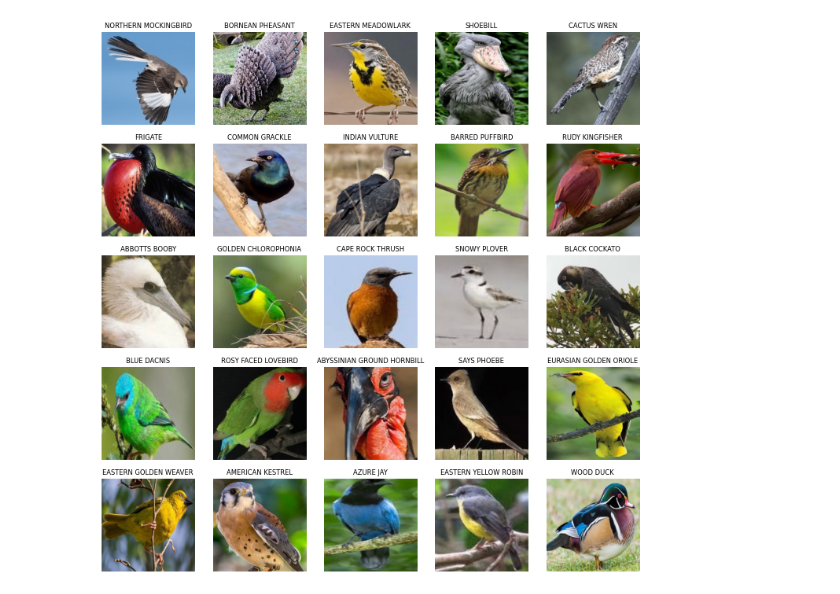
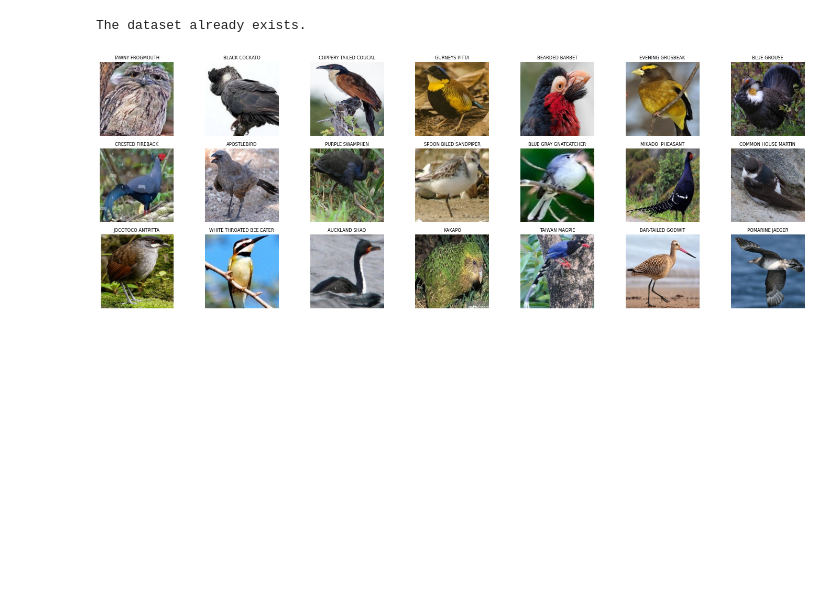
Before and after one commit to medso0018/BirdSpeciesClassifier, a Jupyter notebook: notebooks/birds_classification.ipynb, the cells around one changed output. Saved outputs shown, nothing was run; the diff lists cells and outputs as text; code cells hidden in the pictures; blank space fills up the shorter version.

```diff
--- a/notebooks/birds_classification.ipynb
+++ b/notebooks/birds_classification.ipynb
@@ -31,12 +0,0 @@ from keras.applications import MobileNetV2, VGG19, VGG16
-# %%
-class CONFIG():
-  # files & directories
-  MAIN_PATH = './birds'
-  CHECKPOINT = 'models'
-  CSV_FILE = 'birds.csv'
-  # variables
-  IMAGE_SIZE = (224, 224)
-  INPUT_SHAPE = (*IMAGE_SIZE, 3)
-  NUM_CLASSES = 500
-  BATCH_SIZE = 128
-  EPOCHS = 10
@@ -81,11 +49,32 @@ plt.show()
+# %%
+BirdsDataset.download()
+# %% [output]
+The dataset already exists.
+# %%
+class CONFIG:
+    ROOT_PATH   = Path('./birds')
+    TRAIN_DIR   = ROOT_PATH.joinpath('train')
+    VALID_DIR   = ROOT_PATH.joinpath('valid')
+    TEST_DIR    = ROOT_PATH.joinpath('test')
+# %%
+# Define the data transformations
+transform = transforms.Compose([
+    transforms.Resize((224, 224)),
+    transforms.ToTensor(),
+])
+
+# Load the data
+TRAINSET = BirdsDataset(CONFIG.TRAIN_DIR, transform=transform)
+VALIDSET = BirdsDataset(CONFIG.VALID_DIR, transform=transform)
+TESTSET = BirdsDataset(CONFIG.TEST_DIR, transform=transform)
 # %%
-random_index = np.random.randint(0, len(df_trainset), 25)
-fig, axes = plt.subplots(nrows=5, ncols=5,figsize=(10, 10))
+random_index = np.random.randint(0, len(TRAINSET), 21)
+fig, axes = plt.subplots(nrows=3, ncols=7,figsize=(20, 7))
 for i, ax in enumerate(axes.flat):
-    ax.imshow(plt.imread(df_trainset.filepaths[random_index[i]]))
-    ax.set_title(df_trainset.labels[random_index[i]], fontsize='small')
+    ax.imshow(TRAINSET[random_index[i]][0].permute(1, 2, 0))
+    ax.set_title(TRAINSET.classes[TRAINSET[random_index[i]][1]], fontsize='small')
     ax.axis('off')
 plt.tight_layout()
 plt.show()
 # %% [output]
-[figure, old version]
+[figure, new version]
```
Also changed, not shown: parts of 22 cells of this notebook.
